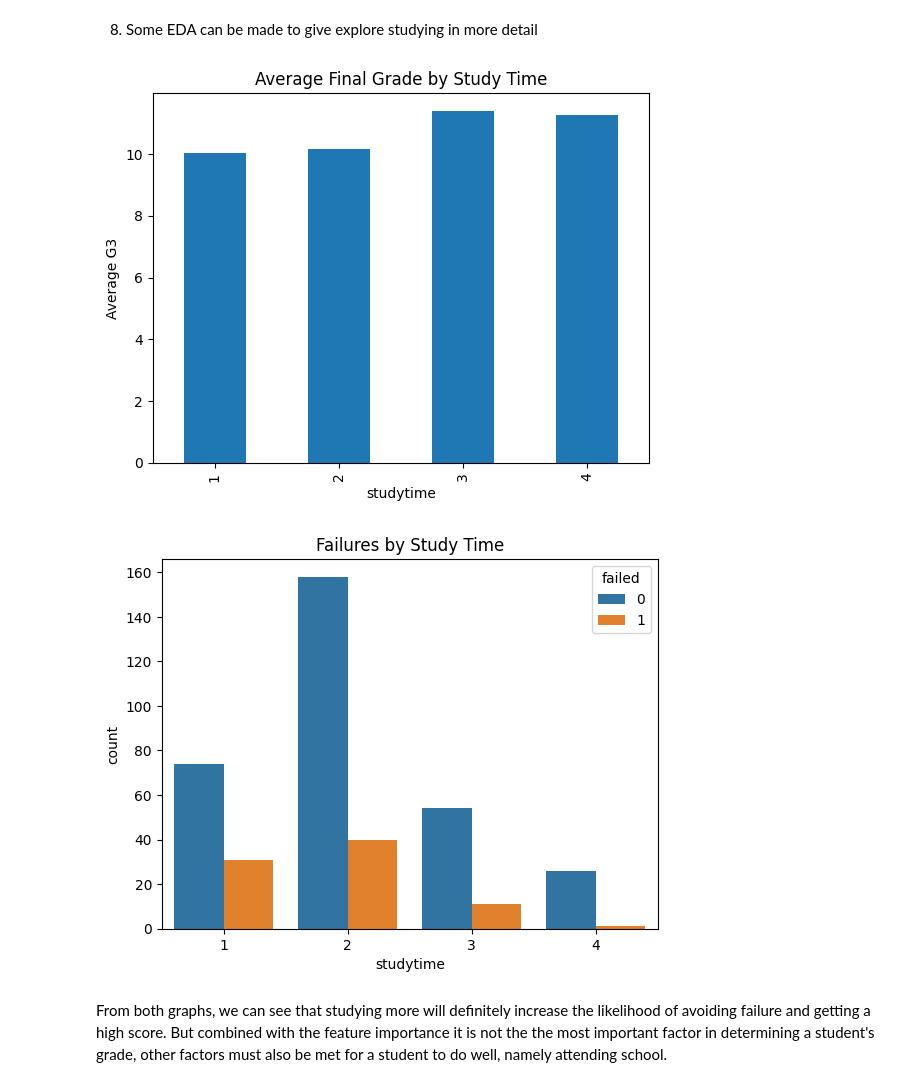
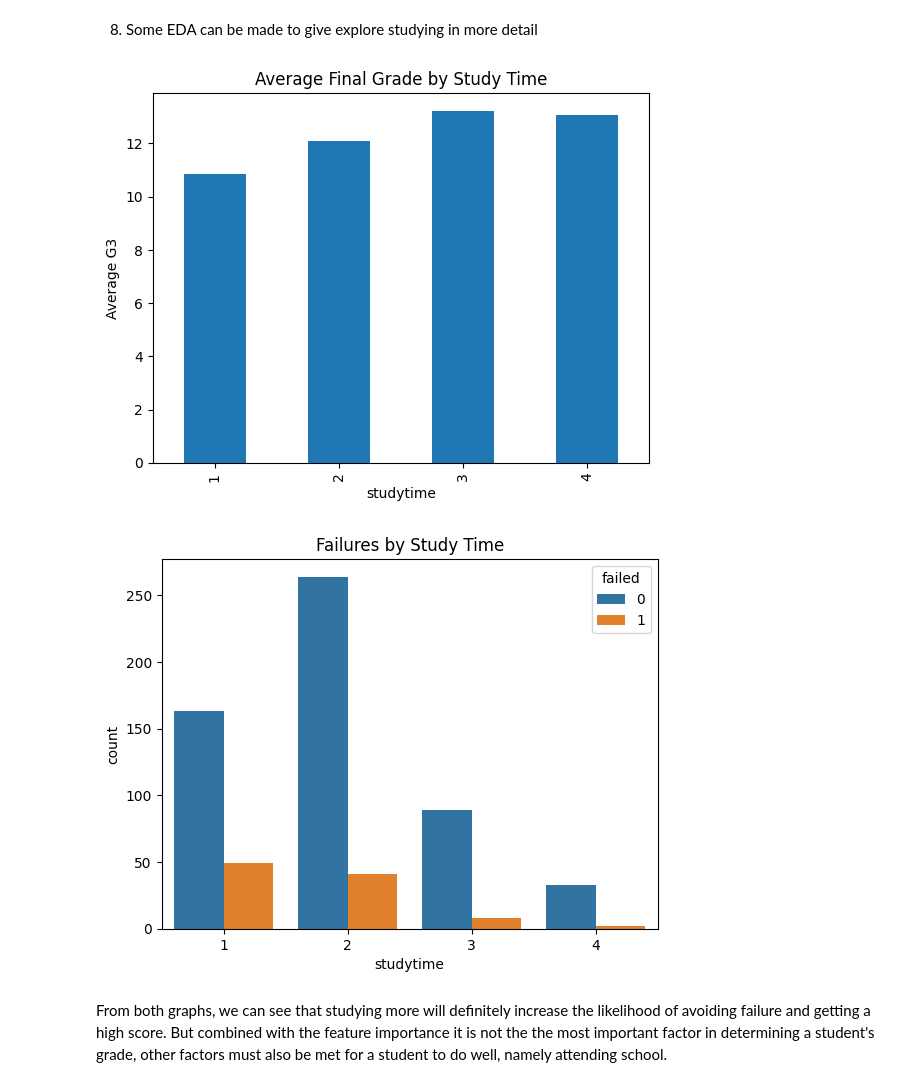
Before and after one commit to Mamun-04/Student_Performance, a Jupyter notebook: student_performance.ipynb, the cells around one changed output. Saved outputs shown, nothing was run; the diff lists cells and outputs as text; code cells hidden in the pictures.

```diff
--- a/student_performance.ipynb
+++ b/student_performance.ipynb
@@ -32,7 +32,7 @@ df.head()
 3. Clean data, only keeping the columns that seem relevant
 # %%
 # Adding a delimiter allows us to separate the columns correctly
-df = pd.read_csv("student-mat.csv", delimiter=';')
+df = pd.read_csv("student-por.csv", delimiter=';')
 
 # The relevant columns
 columns_to_keep = [
@@ -172,21 +172,21 @@ As expected, absences are the most important factor in determining failure, stud
 # %% [markdown]
 8. Some EDA can be made to give explore studying in more detail
 # %%
-df_G3 = pd.read_csv("student-mat.csv")
-df_G3 = pd.read_csv("student-mat.csv", delimiter=';')
+df_G3 = pd.read_csv("student-por.csv")
+df_G3 = pd.read_csv("student-por.csv", delimiter=';')
 
 # Bar chart of final grade by study time
 df_G3.groupby('studytime')['G3'].mean().plot(kind='bar')
 plt.ylabel('Average G3')
 plt.title('Average Final Grade by Study Time')
 plt.show()
 
 # Bar chart of the hours of study and how many students failed
 sns.countplot(x='studytime', hue='failed', data=df)
 plt.title('Failures by Study Time')
 plt.show()
 # %% [output]
-[figure, old version]
+[figure, new version]
-[figure, old version]
+[figure, new version]
 # %% [markdown]
 From both graphs, we can see that studying more will definitely increase the likelihood of avoiding failure and getting a high score. But combined with the feature importance it is not the the most important factor in determining a student's grade, other factors must also be met for a student to do well, namely attending school.
```
Also changed, not shown: parts of 10 cells of this notebook, 1 other file.
